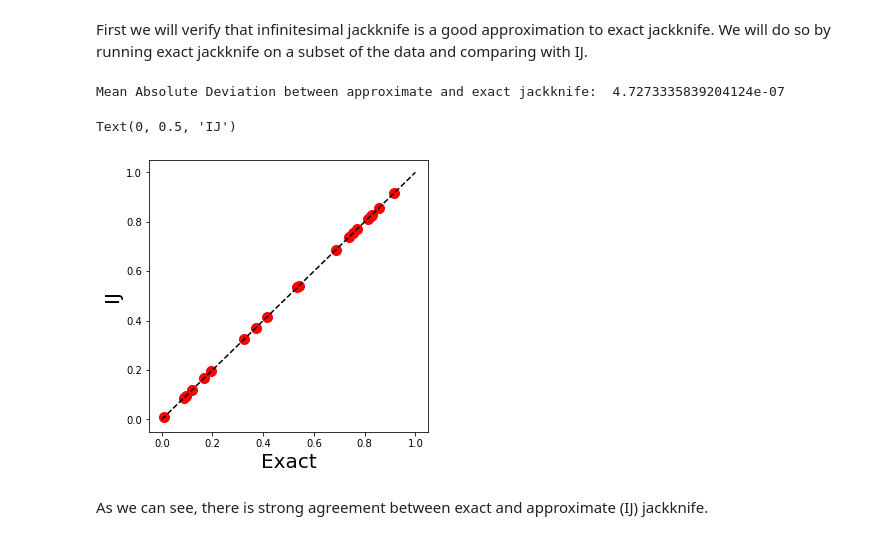
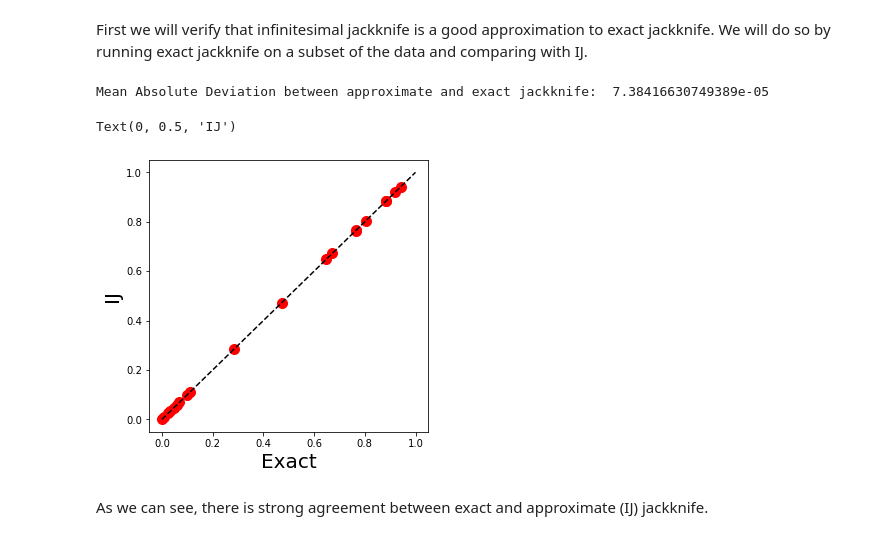
Before and after one commit to IBM/UQ360, a Jupyter notebook: examples/infinitesimal_jackknife/demo_infinitesimal_jackknife.ipynb, the cells around one changed output. Cells and saved outputs as stored; diff of their text form; code cells hidden in the pictures.

```diff
--- a/examples/infinitesimal_jackknife/demo_infinitesimal_jackknife.ipynb
+++ b/examples/infinitesimal_jackknife/demo_infinitesimal_jackknife.ipynb
@@ -19,0 +24,4 @@ Let us now use the IJ approximation to jackknife to get confidence intervals.
+# %%
+lr = LogisticRegression()
+# generate simulated data
+inputs, targets, test_inputs, test_targets = lr.synthetic_lr_data(N=1000, D=10)
@@ -20,18 +30,8 @@ Let us now use the IJ approximation to jackknife to get confidence intervals.
 # %%
-lr = LogisticRegression()
-# generate simulated data
-inputs, targets, test_inputs, test_targets = lr.synthetic_lr_data()
+# Standard MLE model fit
 init_params = 1e-1 * np.random.randn(inputs.shape[1])
-
-# Standard MLE model fit
 weights_one = np.ones([1, get_num_train(inputs)])
 params_one = lr.fit(weights_one, init_params, inputs, targets)
-print("Maximum Likelihood Solution's Test Accuracy {0}".format(
+print("Maximum Likelihood Solution's Test Accuracy {0:0.3f}".format(
 lr.get_test_acc(params_one, test_targets, test_inputs)))
-H = lr.compute_hessian(params_one, weights_one, inputs, targets)
-J = lr.compute_jacobian(params_one, weights_one, inputs, targets)
-
-# Approximate Jackknife
-config = {"alpha": 0.01, "resampling_strategy": 'jackknife'}
-ij = InfinitesimalJackknife(params_one, J, H, config)
 # %% [output]
@@ -45,0 +58,13 @@ Maximum Likelihood Solution's Test Accuracy 0.8009999999999999
+# %%
+# Set the 957th coordinate in the weight vector to zero
+weights = np.ones_like(weights_one)
+weights[0, 957] = 0
+
+# approximate jackknife
+ij_params = ij.ij(weights.squeeze())
+
+# make predictions with this approximated parameter for the left out datum
+lr.set_parameters(ij_params)
+y_pred_approx = lr.predict(inputs[957])
+
+print ("Probability of class 1 as approximated by IJ: {0:f}".format(y_pred_approx.squeeze()))
@@ -51,34 +78,33 @@ We will do so by running exact jackknife on a subset of the data and comparing w
 # %%
 # compare approximate with exact jackknife for a few points
 weights = np.ones_like(weights_one)
 y_pred_exact = np.zeros([20, 1])
 y_pred_approx = np.zeros([20, 1])
 y_pred_mle = np.zeros([20, 1])
 for i in np.arange(20):
     weights[0, i] = 0
     params = lr.fit(weights, params_one, inputs, targets, verbose=False)
     lr.set_parameters(params)
     y_pred_exact[i] = lr.predict(inputs[i])
     ij_params = ij.ij(weights.squeeze())
     lr.set_parameters(ij_params)
     y_pred_approx[i] = lr.predict(inputs[i])
     lr.set_parameters(params_one)
     y_pred_mle[i] = lr.predict(inputs[i])
     weights[0, i] = 1
 
 print("Mean Absolute Deviation between approximate and exact jackknife: ",
       np.mean(np.abs(y_pred_approx - y_pred_exact)))
-assert np.allclose(y_pred_exact, y_pred_approx, atol=1e-6, rtol=1e-3)
 
 plt.figure(figsize=(5,5))
 plt.plot(y_pred_exact, y_pred_approx, 'ro', ms=10)
 plt.plot([0, 1], [0, 1], 'k--')
 plt.xlabel("Exact", fontsize=20)
 plt.ylabel("IJ", fontsize=20)
 # %% [output]
-Mean Absolute Deviation between approximate and exact jackknife:  4.7273335839204124e-07
+Mean Absolute Deviation between approximate and exact jackknife:  7.38416630749389e-05
 Text(0, 0.5, 'IJ')
-[figure, old version]
+[figure, new version]
 # %% [markdown]
 As we can see, there is strong agreement between exact and approximate (IJ) jackknife.
 # %% [markdown]
```
Also changed, not shown: parts of 22 cells of this notebook, 2 other files.
